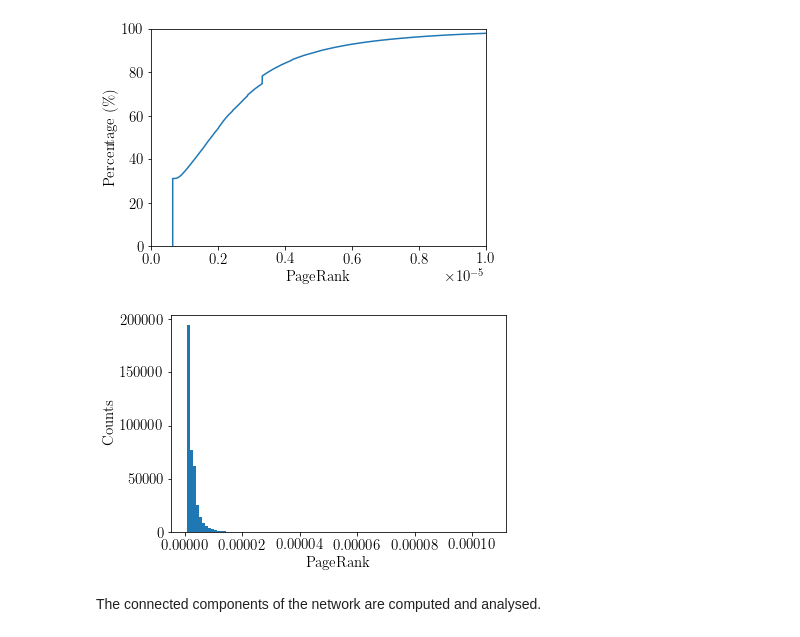
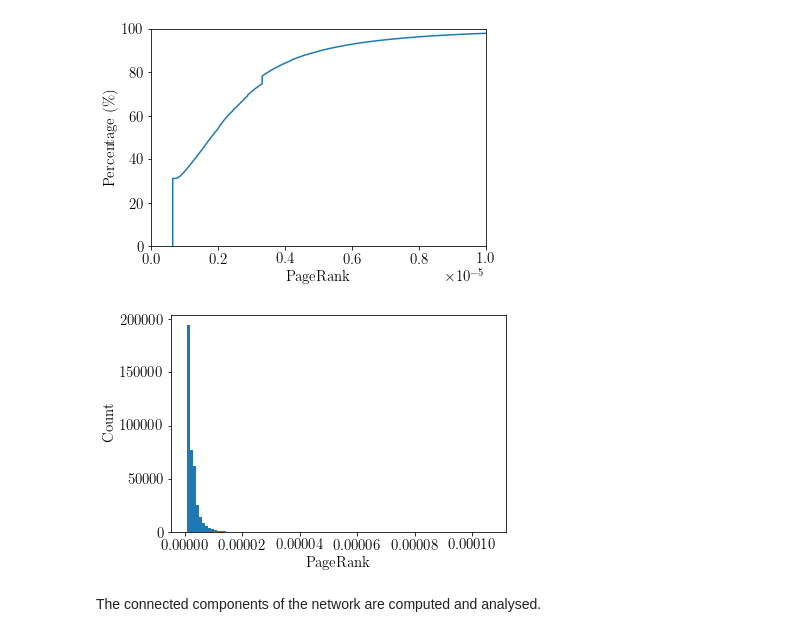
Before and after one commit to matteodonati/co-authorship_network_analysis, a Jupyter notebook: co_authorship_network.ipynb, the cells around one changed output. Cells and saved outputs as stored; diff of their text form; code cells hidden in the pictures.

```diff
--- a/co_authorship_network.ipynb
+++ b/co_authorship_network.ipynb
@@ -247,16 +237,11 @@ Both the cumulative distribution function, as well as the probability distributi
 plot(np.sort(pageranks), np.arange(len(pageranks)) / float(len(pageranks)) * 100, "PageRank", r"Percentage (\%)", [0, 1e-5], [0, 100], "pageranks_CDF")
 # %% [output]
 [figure]
-# %%
-# Plotting the distribution of pageranks.
-fig, ax = plt.subplots(1, 1, figsize = (6, 4))
-ax.hist(pageranks , bins = 100)
-ax.set_xlabel("PageRank")
-ax.set_ylabel("Counts")
-fig.savefig(f"pageranks_distribution.pdf", bbox_inches = "tight")
-plt.show()
-# %% [output]
-[figure, removed]
+# %%
+# Plotting the distribution of pageranks.
+hist_plot(pageranks, 100, "PageRank", "Count", "pageranks_distribution")
+# %% [output]
+[figure, added]
 # %% [markdown]
 The connected components of the network are computed and analysed.
 # %%
```
Also changed, not shown: parts of 14 cells of this notebook, 9 other files.
